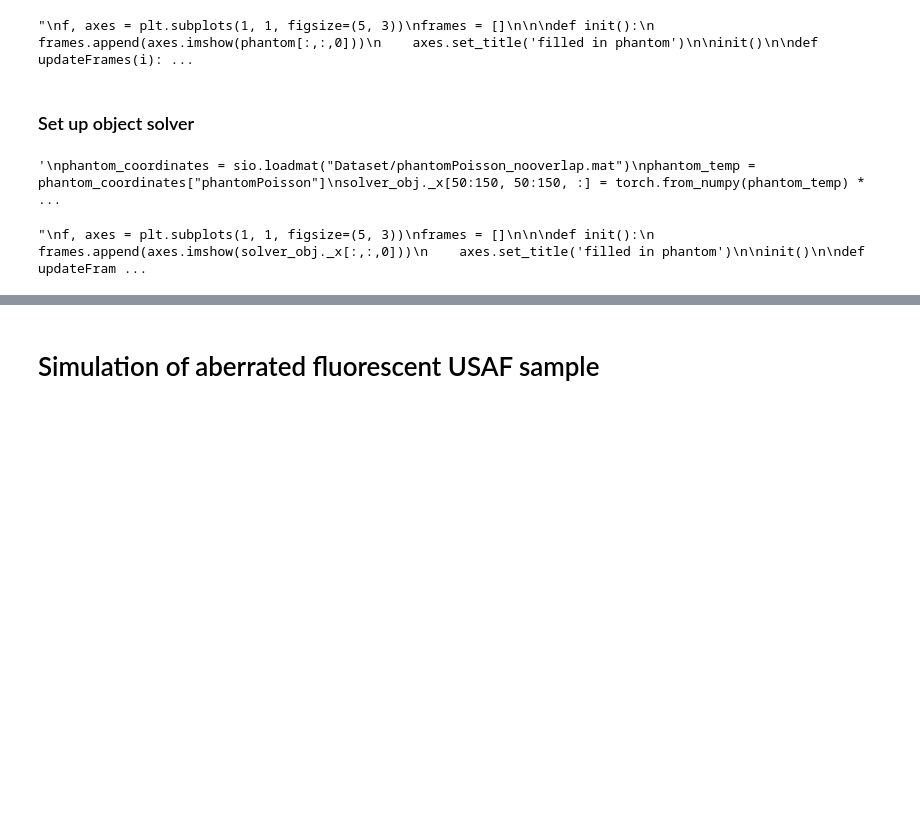
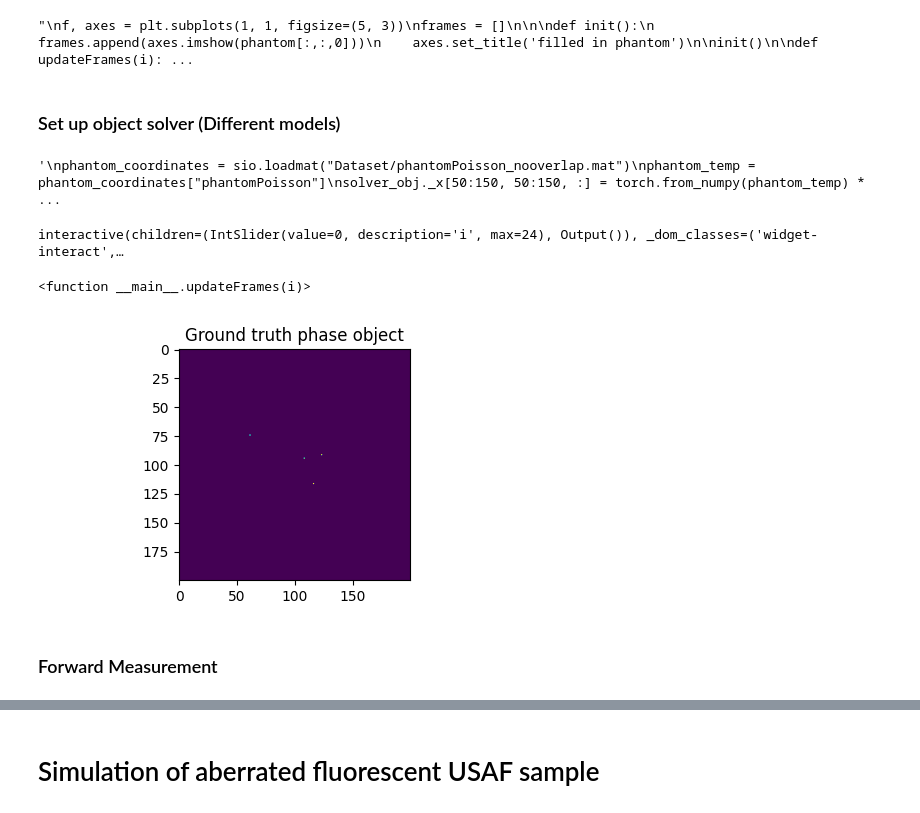
Before and after one commit to mingxuancai/3dri_ab, a Jupyter notebook: 3dri_ab.ipynb, the cells around one changed output, grey strips where cells are left out. Drawn from its saved outputs; the diff is of its cells as text; code cells hidden in the pictures; blank space fills up the shorter version.

Commit message:
model-based

```diff
--- a/3dri_ab.ipynb
+++ b/3dri_ab.ipynb
@@ -45,8 +49,8 @@ np_c64 = np.complex64
 dir = "Dataset/"
 mat_name = 'na_list_3D_rand_10.mat'
 na_list = sio.loadmat(dir+mat_name)
-fx_illu_list = na_list["na_list_3D_rand"][:, 0] * 0.6    # paraxial condition
-fy_illu_list = na_list["na_list_3D_rand"][:, 1] * 0.6
+fx_illu_list = na_list["na_list_3D_rand"][:, 0] * 3    # paraxial condition
+fy_illu_list = na_list["na_list_3D_rand"][:, 1] * 3
 fz_illu_list = na_list["na_list_3D_rand"][:, 2] * 0      # z layer at the z = 0 / 2D sample
 # %%
 # initial object, type: torch.float32
@@ -71,4 +82,4 @@ interact(updateFrames, i=IntSlider(min=0, max=24, step=1, value=0))
 # %% [output]
 "\nf, axes = plt.subplots(1, 1, figsize=(5, 3))\nframes = []\n\n\ndef init():\n    frames.append(axes.imshow(phantom[:,:,0]))\n    axes.set_title('filled in phantom')\n\ninit()\n\ndef updateFrames(i): ...
 # %% [markdown]
-### Set up object solver
+### Set up object solver (Different models)
@@ -97,24 +101,26 @@ solver_obj._x[50:150, 50:150, :] = torch.from_numpy(phantom_temp) * 0.1 # ground
 '\nphantom_coordinates = sio.loadmat("Dataset/phantomPoisson_nooverlap.mat")\nphantom_temp = phantom_coordinates["phantomPoisson"]\nsolver_obj._x[50:150, 50:150, :] = torch.from_numpy(phantom_temp) *  ...
 # %%
 # Imshow ground truth object
-"""
 f, axes = plt.subplots(1, 1, figsize=(5, 3))
 frames = []
 
 
 def init():
     frames.append(axes.imshow(solver_obj._x[:,:,0]))
-    axes.set_title('filled in phantom')
+    axes.set_title('Ground truth phase object')
 
 init()
 
 def updateFrames(i):
     frames[0].set_data(solver_obj._x[:,:,i])
 
 interact(updateFrames, i=IntSlider(min=0, max=24, step=1, value=0))
-"""
 # %% [output]
-"\nf, axes = plt.subplots(1, 1, figsize=(5, 3))\nframes = []\n\n\ndef init():\n    frames.append(axes.imshow(solver_obj._x[:,:,0]))\n    axes.set_title('filled in phantom')\n\ninit()\n\ndef updateFram ...
+interactive(children=(IntSlider(value=0, description='i', max=24), Output()), _dom_classes=('widget-interact',…
+<function __main__.updateFrames(i)>
+[figure, added]
+# %% [markdown]
+### Forward Measurement
 # %%
 # from opticaltomography.forward_3dri import PhaseObject3D, TomographySolver
 # ---------------------------#
```
Also changed, not shown: parts of 91 cells of this notebook, 9 other files.
